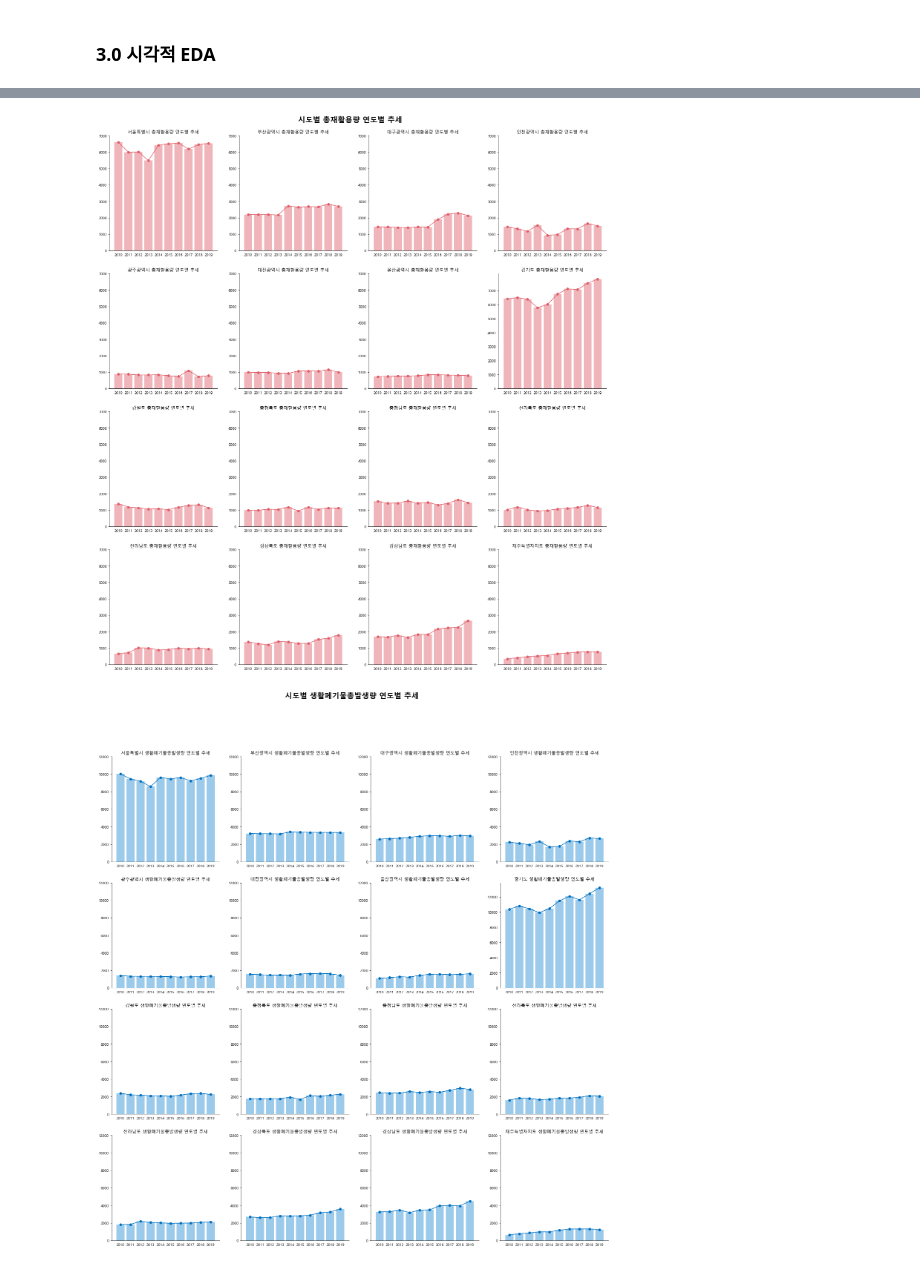
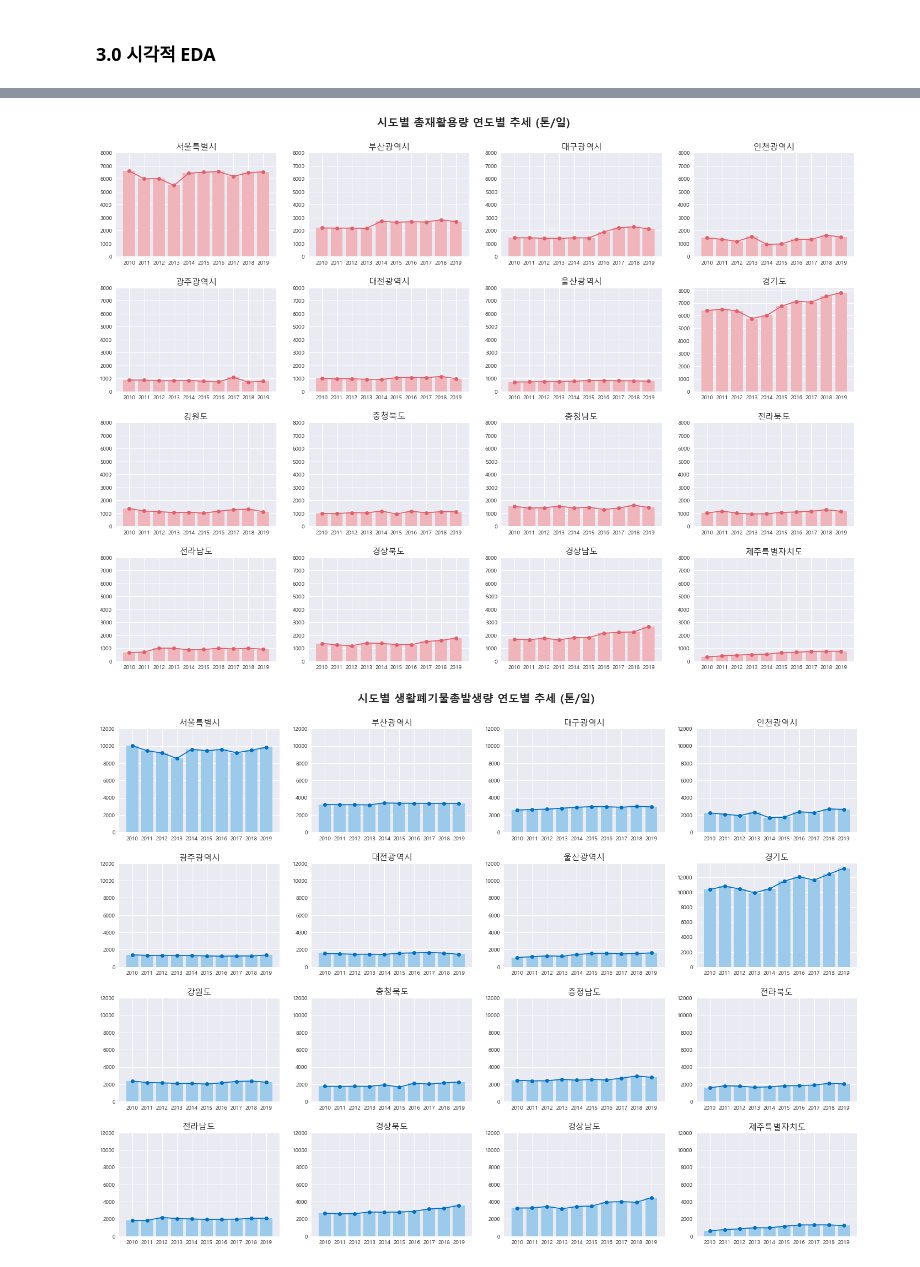
Before and after one commit to huitaek/project_mini_analyze_waste, a Jupyter notebook: src/EDA_hitagi.ipynb, the cells around one changed output, grey strips where cells are left out. Cells and saved outputs as stored; diff of their text form; code cells hidden in the pictures.

```diff
--- a/src/EDA_hitagi.ipynb
+++ b/src/EDA_hitagi.ipynb
@@ -67,0 +132,8 @@ df.replace('-', '0', inplace=True)
+# %%
+# 모두 동일한 ROW에 54개 존재: 신설된 시군구로 인해 결즉치 발생 추측
+
+# 결측치 정책: 0으로 대치
+
+df.fillna(0, inplace=True)
+
+df.isnull().sum()
@@ -134,4 +269,0 @@ array([2010, 2011, 2012, 2013, 2014, 2015, 2016, 2017, 2018, 2019],
-# %%
-sido_condition = df['행정구역별(1)']=='서울특별시'
-df_temp = df[sido_condition].groupby(df['year'])['일반폐기물재활용률', '총재활용량', '생활폐기물총발생량'].mean().reset_index()
-df_temp
@@ -150,7 +272,7 @@ df_temp
 # %%
 # 시도별 평균 일반폐기물재활용률 연도별 추세
 
-fig, axs = plt.subplots(4, 4, figsize=(24, 24))
+fig, axs = plt.subplots(4, 4, figsize=(24, 16))
 
 ax, ay = 0, 0
 
@@ -163,7 +285,7 @@ for i in df['행정구역별(1)'].unique():
         ay=0
     axs[ax, ay].bar(df_temp['year'], df_temp['일반폐기물재활용률'], color='#69b3a2')
     axs[ax, ay].plot(df_temp['year'], df_temp['일반폐기물재활용률'], color='#007d34', marker='o')
-    axs[ax, ay].set_title('{} 일반폐기물재활용률 연도별 추세'.format(i), fontsize=15)
+    axs[ax, ay].set_title('{}'.format(i), fontsize=15)
     axs[ax, ay].set_yticks(list(range(0, 101, 20)))
     axs[ax, ay].set_xticks(list(df['year'].unique()))
     axs[ax, ay].spines['top'].set_visible(False)
@@ -171,7 +293,7 @@ for i in df['행정구역별(1)'].unique():
     axs[ax, ay].tick_params(bottom=False)
     ay+=1
 
-plt.suptitle('시도별 평균 일반폐기물재활용률 연도별 추세', fontsize=20, weight='bold')
-fig.subplots_adjust(top=0.95)
+plt.suptitle('시도별 일반폐기물재활용률 평균 연도별 추세', fontsize=20, weight='bold')
+fig.subplots_adjust(top=0.925, hspace=0.3)
 plt.show()
 # %% [output]
@@ -179,7 +301,7 @@ plt.show()
 # %%
 # 시도별 총재활용량 연도별 추세
 
-fig, axs = plt.subplots(4, 4, figsize=(24, 24))
+fig, axs = plt.subplots(4, 4, figsize=(24, 16))
 
 ax, ay = 0, 0
 
@@ -192,48 +314,49 @@ for i in df['행정구역별(1)'].unique():
         ay=0
     axs[ax, ay].bar(df_temp['year'], df_temp['총재활용량'], color='#f0b5ba')
     axs[ax, ay].plot(df_temp['year'], df_temp['총재활용량'], color='#df5f6a', marker='o')
-    axs[ax, ay].set_title('{} 총재활용량 연도별 추세'.format(i))
+    axs[ax, ay].set_title('{}'.format(i), fontsize=15)
     axs[ax, ay].spines['top'].set_visible(False)
     axs[ax, ay].spines['right'].set_visible(False)
     axs[ax, ay].tick_params(bottom=False)
     ay+=1
 
 for sax in axs.flat:
-    sax.set_yticks(list(range(0, 8000, 1000)))
+    sax.set_yticks(list(range(0, 8001, 1000)))
     sax.set_xticks(list(df['year'].unique()))
 
-plt.suptitle('시도별 총재활용량 연도별 추세', fontsize=20, weight='bold')
-fig.subplots_adjust(top=0.95)
+plt.suptitle('시도별 총재활용량 연도별 추세 (톤/일)', fontsize=20, weight='bold')
+fig.subplots_adjust(top=0.925, hspace=0.3)
 plt.show()
 # %% [output]
-[figure, old version]
+[figure, new version]
 # %%
 # 시도별 생활폐기물총발생량 연도별 추세
 
-fig, axs = plt.subplots(4, 4, figsize=(24, 24))
+fig, axs = plt.subplots(4, 4, figsize=(24, 16))
 
 ax, ay = 0, 0
 
 for i in df['행정구역별(1)'].unique():
     sido_condition = df['행정구역별(1)']== i
     df_temp = df[sido_condition].groupby(df['year'])[['일반폐기물재활용률', '총재활용량', '생활폐기물총발생량']].sum().reset_index()
 
     if ay==4:
         ax+=1
         ay=0
     axs[ax, ay].bar(df_temp['year'], df_temp['생활폐기물총발생량'], color='#9bcaeb')
     axs[ax, ay].plot(df_temp['year'], df_temp['생활폐기물총발생량'], color='#006fbe', marker='o')
-    axs[ax, ay].set_title('{} 생활폐기물총발생량 연도별 추세'.format(i))
+    axs[ax, ay].set_title('{}'.format(i), fontsize=15)
     axs[ax, ay].spines['top'].set_visible(False)
     axs[ax, ay].spines['right'].set_visible(False)
     axs[ax, ay].tick_params(bottom=False)
     ay+=1
 
 for sax in axs.flat:
     sax.set_yticks(list(range(0, 14000, 2000)))
     sax.set_xticks(list(df['year'].unique()))
 
-plt.suptitle('시도별 생활폐기물총발생량 연도별 추세', fontsize=20, weight='bold')
+plt.suptitle('시도별 생활폐기물총발생량 연도별 추세 (톤/일)', fontsize=20, weight='bold')
+fig.subplots_adjust(top=0.925, hspace=0.3)
 plt.show()
 # %% [output]
-[figure, old version]
+[figure, new version]
```
Also changed, not shown: parts of 23 cells of this notebook.
